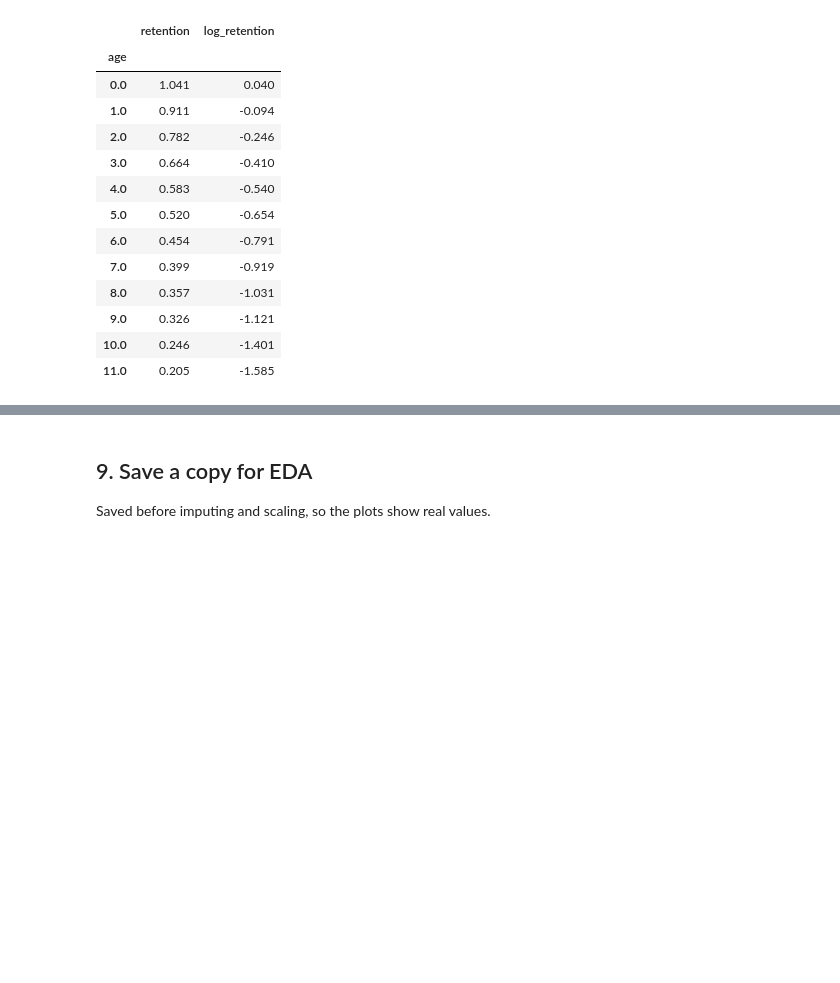
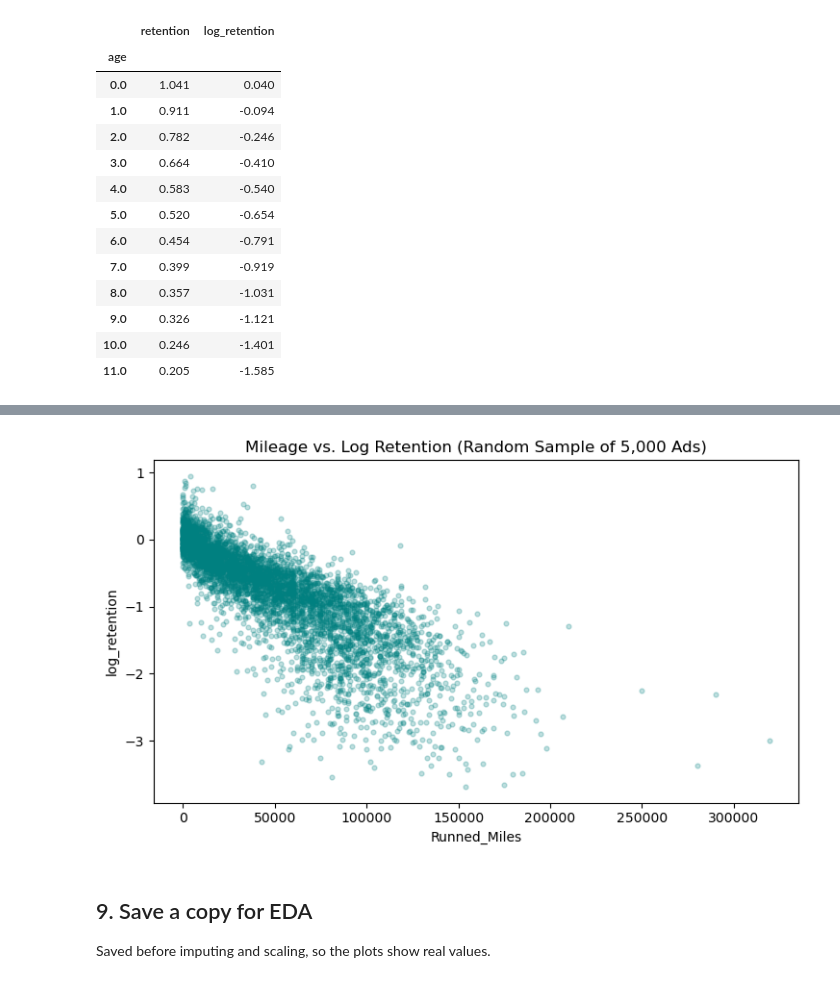
Before and after one commit to benparrack/ml-final-proj, a Jupyter notebook: notebooks/Data_Cleaning.ipynb, the cells around one changed output, grey strips where cells are left out. Cells and saved outputs as stored; diff of their text form; code cells hidden in the pictures; blank space fills up the shorter version.

```diff
--- a/notebooks/Data_Cleaning.ipynb
+++ b/notebooks/Data_Cleaning.ipynb
@@ -161,3 +235,15 @@ skew of retention: 0.71 | skew of log retention: -0.92
+# %%
+sample_df = df[["Runned_Miles", "log_retention"]].dropna().sample(n=5000, random_state=42)
+
+fig, ax = plt.subplots(figsize=(7.5, 4.5))
+ax.scatter(sample_df["Runned_Miles"], sample_df["log_retention"], alpha=0.25, s=12, color="teal")
+ax.set_title("Mileage vs. Log Retention (Random Sample of 5,000 Ads)")
+ax.set_xlabel("Runned_Miles")
+ax.set_ylabel("log_retention")
+plt.tight_layout()
+plt.show()
+# %% [output]
+[figure, added]
 # %% [markdown]
 ## 9. Save a copy for EDA
 Saved before imputing and scaling, so the plots show real values.
```
Also changed, not shown: parts of 10 cells of this notebook, 8 other files.
